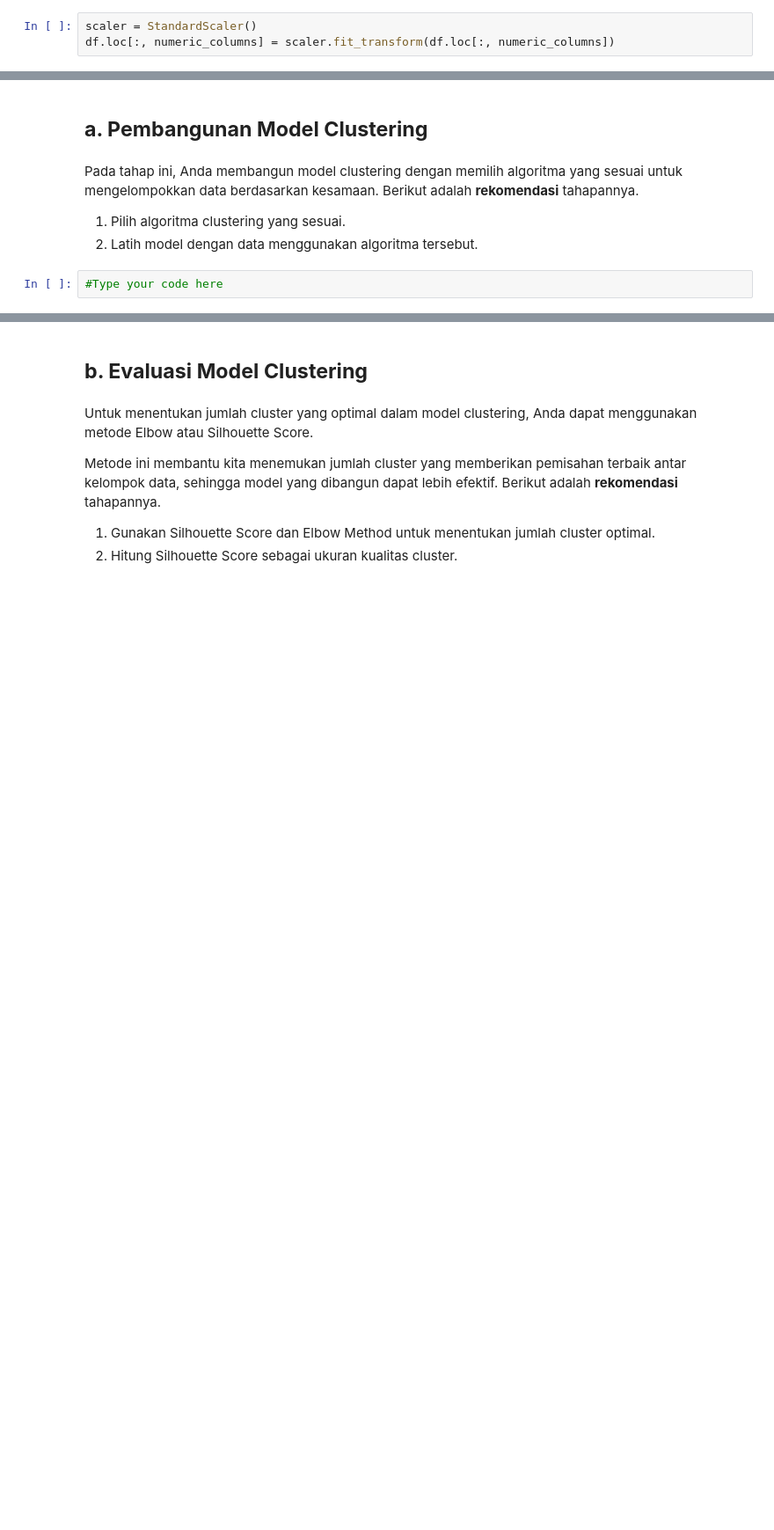
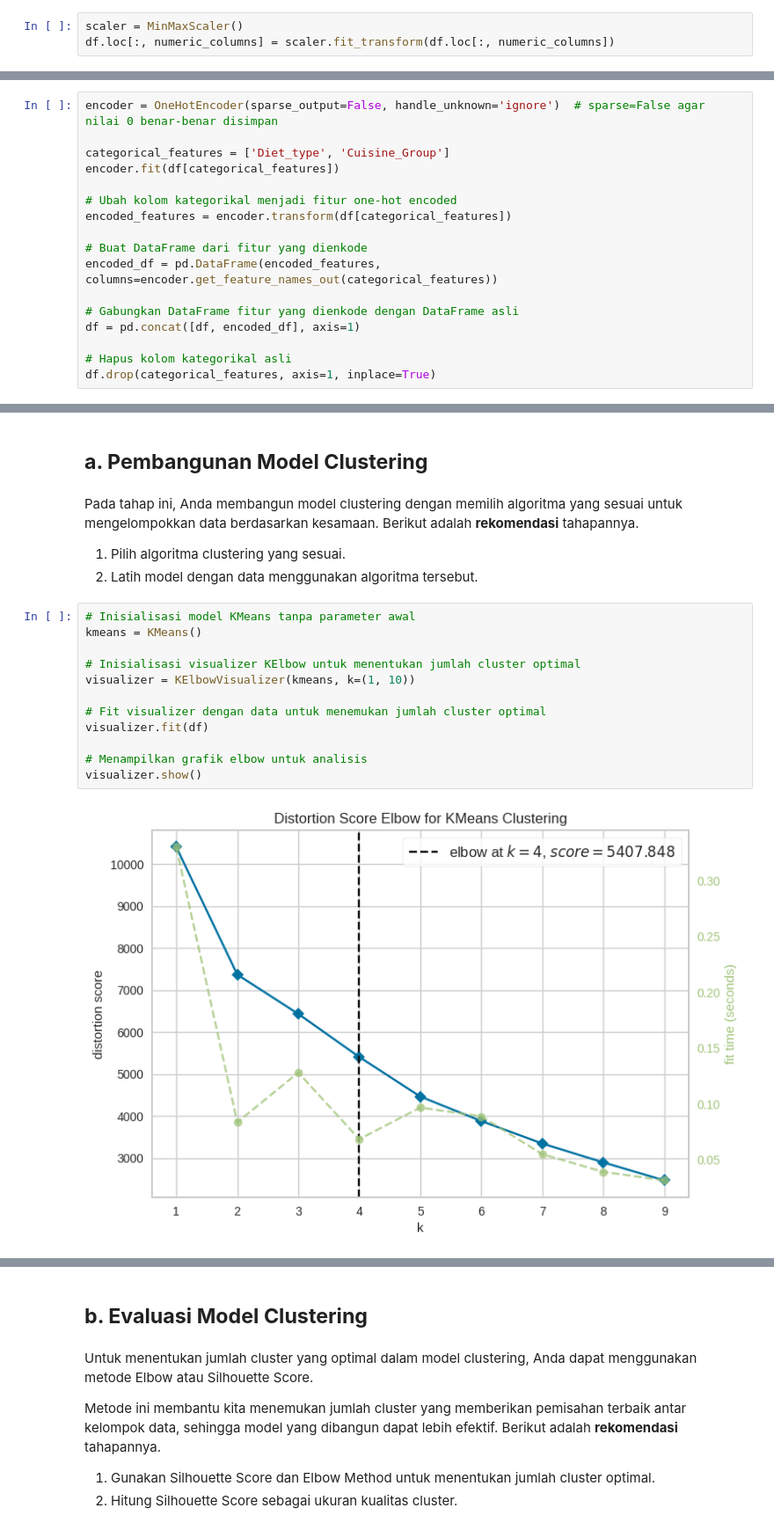
Before and after one commit to Us9r/DicodingBMLP, a Jupyter notebook: [Clustering]_Submission_Akhir_BMLP_Us9r.ipynb, the cells around one changed output, grey strips where cells are left out. Shown at 88% size. Cells and saved outputs as stored; diff of their text form; blank space fills up the shorter version.

Commit message:
percobaan clustering k-means

```diff
--- a/[Clustering]_Submission_Akhir_BMLP_Us9r.ipynb
+++ b/[Clustering]_Submission_Akhir_BMLP_Us9r.ipynb
@@ -393,7 +383,7 @@ df = df[~((df[numeric_columns] < lower_bound) | (df[numeric_columns] > upper_bou
 # %%
 df = df.reset_index(drop=True) #reset karena ada beberapa baris yang dihapus (misalnya, outlier atau duplikat),sehingga indeks tidak berurutan dari 0 hingga 7790.
 # %%
-scaler = StandardScaler()
+scaler = MinMaxScaler()
 df.loc[:, numeric_columns] = scaler.fit_transform(df.loc[:, numeric_columns])
 # %%
 df.info()
@@ -412,0 +421,17 @@ memory usage: 260.4+ KB
+# %%
+encoder = OneHotEncoder(sparse_output=False, handle_unknown='ignore')  # sparse=False agar nilai 0 benar-benar disimpan
+
+categorical_features = ['Diet_type', 'Cuisine_Group']
+encoder.fit(df[categorical_features])
+
+# Ubah kolom kategorikal menjadi fitur one-hot encoded
+encoded_features = encoder.transform(df[categorical_features])
+
+# Buat DataFrame dari fitur yang dienkode
+encoded_df = pd.DataFrame(encoded_features, columns=encoder.get_feature_names_out(categorical_features))
+
+# Gabungkan DataFrame fitur yang dienkode dengan DataFrame asli
+df = pd.concat([df, encoded_df], axis=1)
+
+# Hapus kolom kategorikal asli
+df.drop(categorical_features, axis=1, inplace=True)
@@ -418,5 +452,17 @@ memory usage: 260.4+ KB
 Pada tahap ini, Anda membangun model clustering dengan memilih algoritma yang sesuai untuk mengelompokkan data berdasarkan kesamaan. Berikut adalah **rekomendasi** tahapannya.
 1. Pilih algoritma clustering yang sesuai.
 2. Latih model dengan data menggunakan algoritma tersebut.
-# %%
-#Type your code here
+# %%
+# Inisialisasi model KMeans tanpa parameter awal
+kmeans = KMeans()
+
+# Inisialisasi visualizer KElbow untuk menentukan jumlah cluster optimal
+visualizer = KElbowVisualizer(kmeans, k=(1, 10))
+
+# Fit visualizer dengan data untuk menemukan jumlah cluster optimal
+visualizer.fit(df)
+
+# Menampilkan grafik elbow untuk analisis
+visualizer.show()
+# %% [output]
+[figure, added]
```
Also changed, not shown: parts of 14 cells of this notebook.
